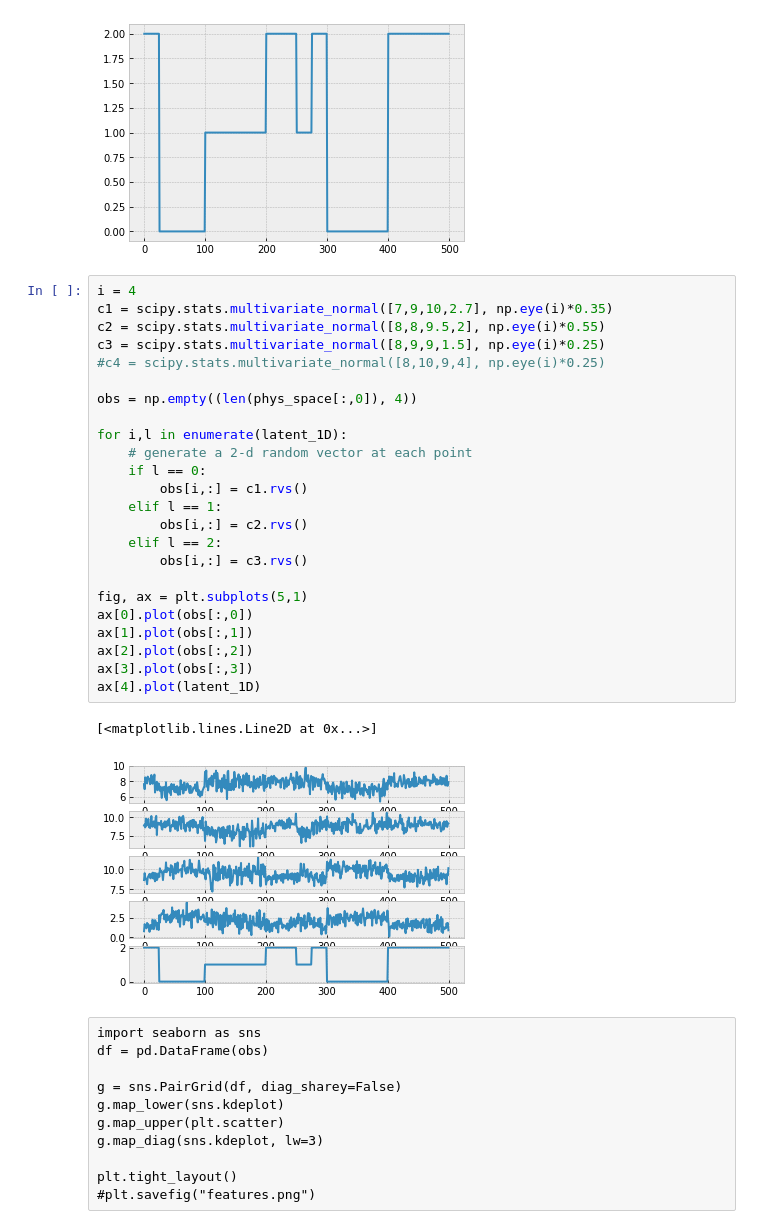
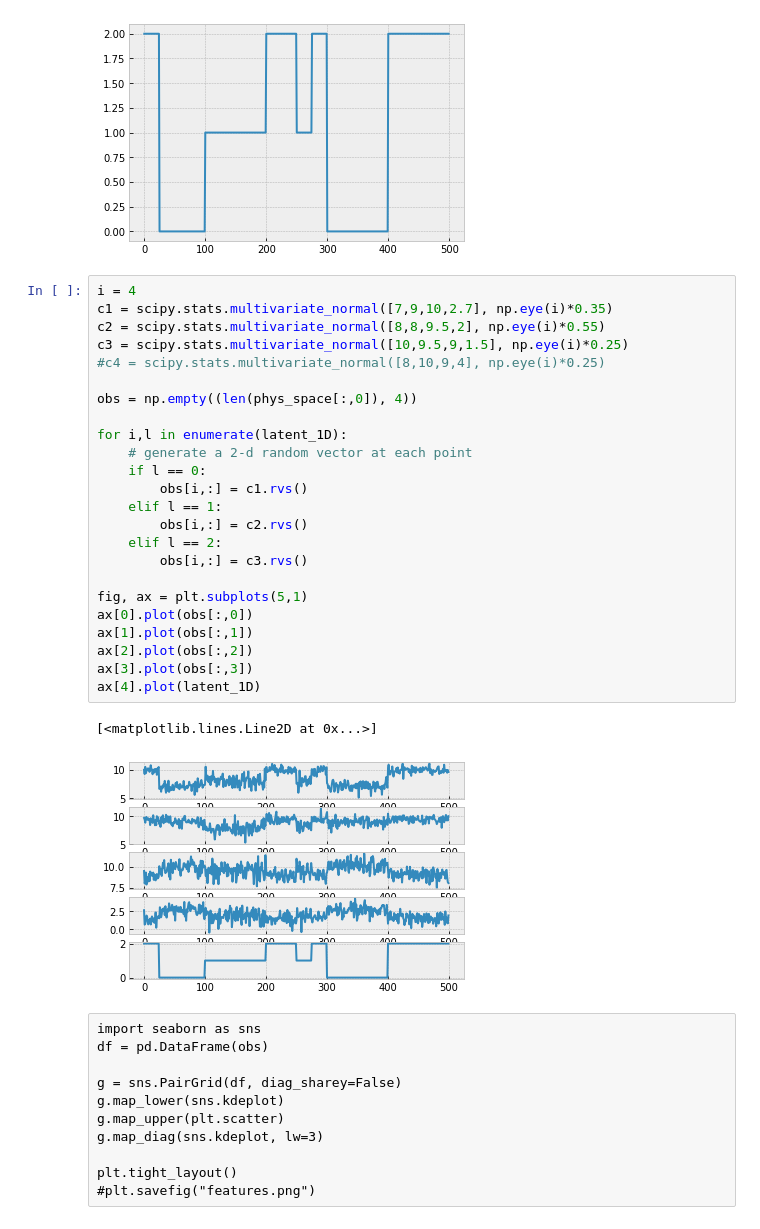
Before and after one commit to cgre-aachen/bayseg, a Jupyter notebook: notebooks/alex_prototyping.ipynb, the cells around one changed output. Cells and saved outputs as stored; diff of their text form.

```diff
--- a/notebooks/alex_prototyping.ipynb
+++ b/notebooks/alex_prototyping.ipynb
@@ -51,30 +51,30 @@ plt.plot(latent_1D);
 # %%
 i = 4
 c1 = scipy.stats.multivariate_normal([7,9,10,2.7], np.eye(i)*0.35)
 c2 = scipy.stats.multivariate_normal([8,8,9.5,2], np.eye(i)*0.55)
-c3 = scipy.stats.multivariate_normal([8,9,9,1.5], np.eye(i)*0.25)
+c3 = scipy.stats.multivariate_normal([10,9.5,9,1.5], np.eye(i)*0.25)
 #c4 = scipy.stats.multivariate_normal([8,10,9,4], np.eye(i)*0.25)
 
 obs = np.empty((len(phys_space[:,0]), 4))
 
 for i,l in enumerate(latent_1D):
     # generate a 2-d random vector at each point
     if l == 0:
         obs[i,:] = c1.rvs()
     elif l == 1:
         obs[i,:] = c2.rvs()
     elif l == 2:
         obs[i,:] = c3.rvs()
 
 fig, ax = plt.subplots(5,1)
 ax[0].plot(obs[:,0])
 ax[1].plot(obs[:,1])
 ax[2].plot(obs[:,2])
 ax[3].plot(obs[:,3])
 ax[4].plot(latent_1D)
 # %% [output]
 [<matplotlib.lines.Line2D at 0x...>]
-[figure, old version]
+[figure, new version]
 # %% [raw]
 import seaborn as sns
 df = pd.DataFrame(obs)
```
Also changed, not shown: parts of 7 cells of this notebook, 4 other files.
